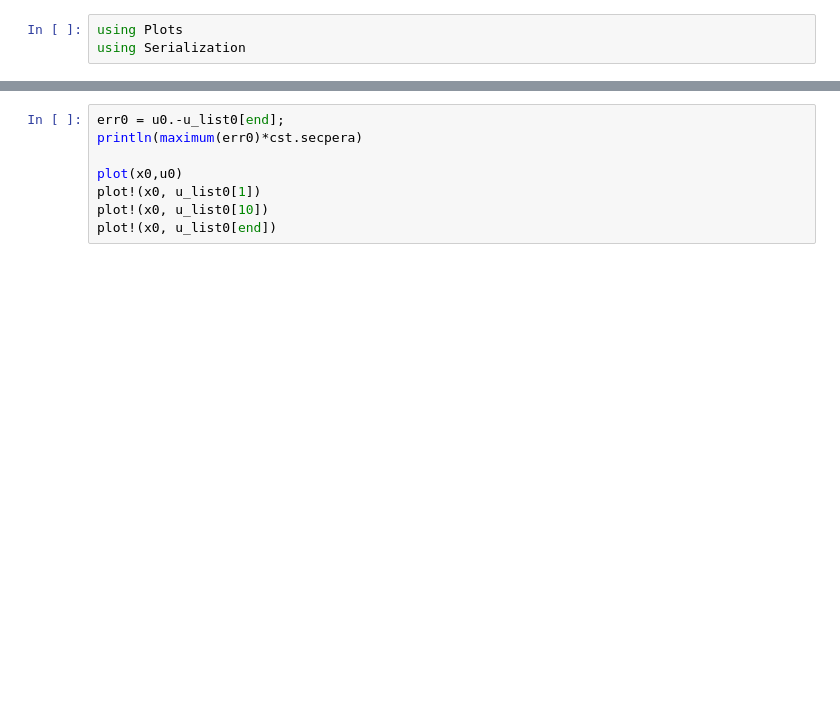
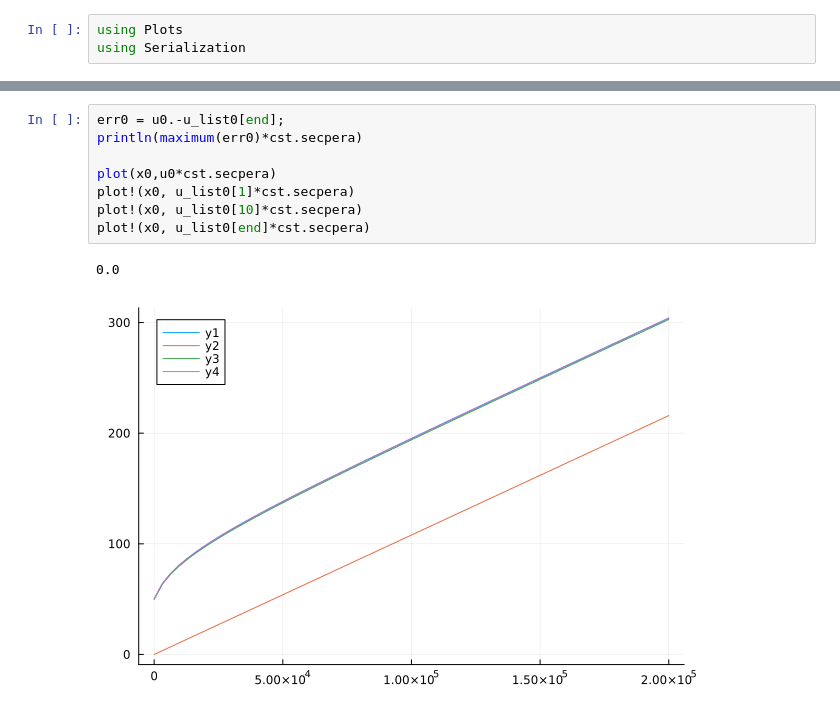
Before and after one commit to ThanasisGiannakopoulos/ice_modelling, a Jupyter notebook: notebooks/ssa/ssa_1d_convergence.ipynb, the cells around one changed output, grey strips where cells are left out. Saved outputs shown, nothing was run; the diff lists cells and outputs as text; blank space fills up the shorter version.

```diff
--- a/notebooks/ssa/ssa_1d_convergence.ipynb
+++ b/notebooks/ssa/ssa_1d_convergence.ipynb
@@ -81,11 +101,14 @@ plot(H2)
 # %%
 err0 = u0.-u_list0[end];
 println(maximum(err0)*cst.secpera)
 
-plot(x0,u0)
-plot!(x0, u_list0[1])
-plot!(x0, u_list0[10])
-plot!(x0, u_list0[end])
+plot(x0,u0*cst.secpera)
+plot!(x0, u_list0[1]*cst.secpera)
+plot!(x0, u_list0[10]*cst.secpera)
+plot!(x0, u_list0[end]*cst.secpera)
+# %% [output]
+0.0
+[figure, added]
 # %%
 err2 = u2.-u_list2[end];
 println(maximum(err2)*cst.secpera)
```
Also changed, not shown: parts of 12 cells of this notebook, 1 other file.
